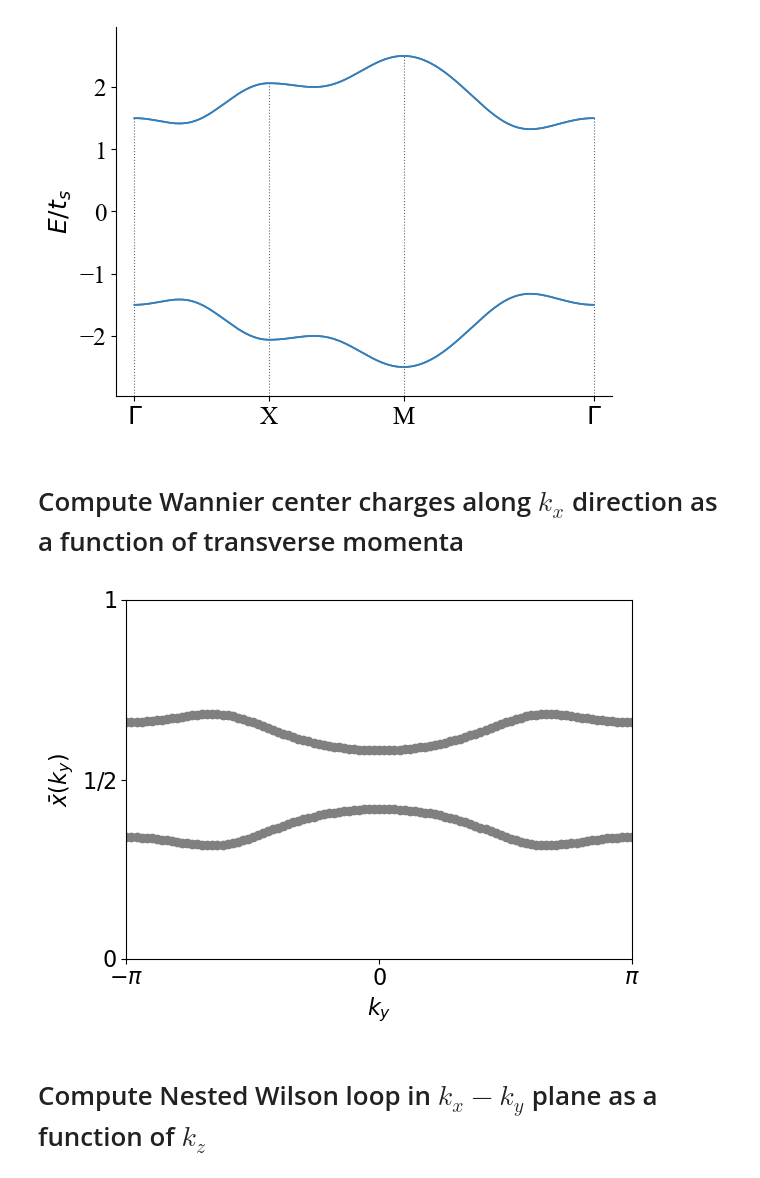
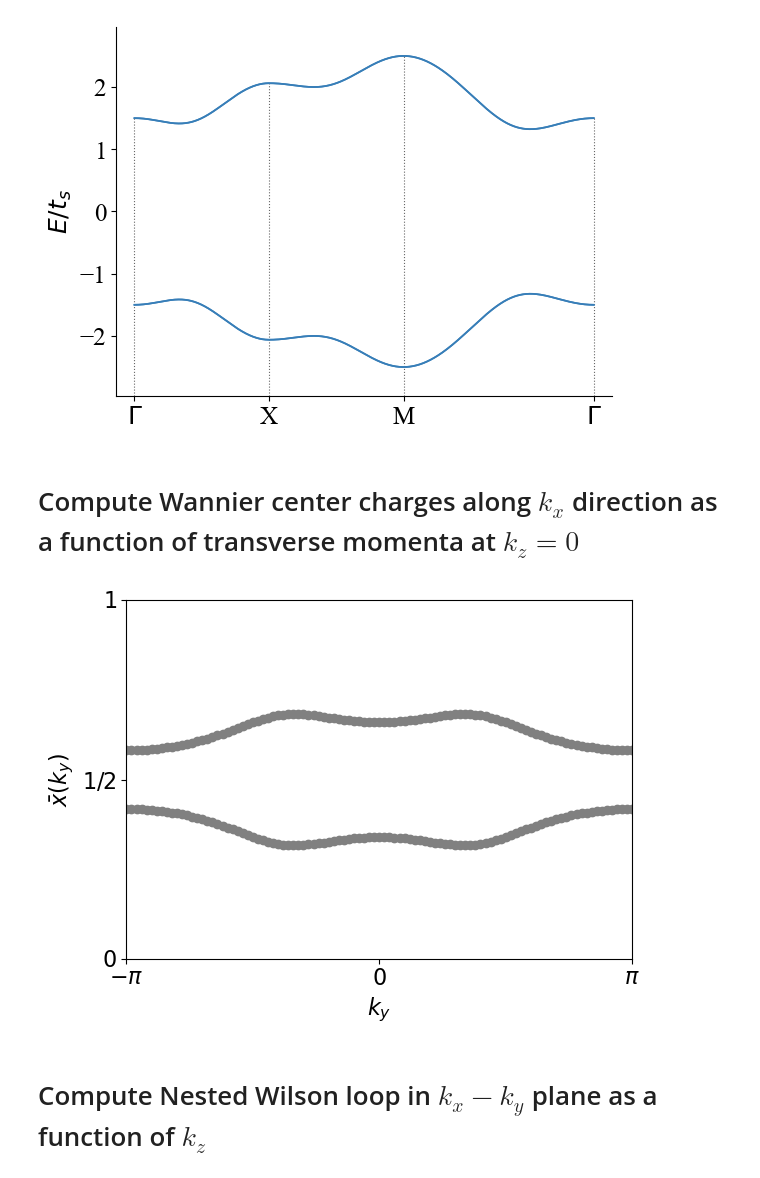
Before and after one commit to actyner/BerryEasy, a Jupyter notebook: BerryEasy-Documentation-CPU.ipynb, the cells around one changed output. Saved outputs shown, nothing was run; the diff lists cells and outputs as text; code cells hidden in the pictures.

```diff
--- a/BerryEasy-Documentation-CPU.ipynb
+++ b/BerryEasy-Documentation-CPU.ipynb
@@ -284,44 +284,46 @@ plt.savefig('Chiral_HOTI_Bands.png')
 # %% [output]
 [figure]
 # %% [markdown]
-# Compute Wannier center charges along $k_{x}$ direction as a function of transverse momenta
+# Compute Wannier center charges along $k_{x}$ direction as a function of transverse momenta at $k_{z}=0$
 # %%
 
 
-kz=0
-U=-1.5*g_5+np.cos(kz)*g_5+np.sin(kz)*g_3
+
+U=-1.5*g_5
 Tx=(1j*g_1+g_5+g_4)/2
 Ty=(1j*g_2+g_5-g_4)/2
-lat=pb.Lattice(a1=[1,0],a2=[0,1])
+Tz=(1j*g_3+g_5)
+lat=pb.Lattice(a1=[1,0,0],a2=[0,1,0],a3=[0,0,1])
 lat.add_sublattices(('A', [0,0],U))
 lat.add_hoppings(
-                 ([1,0], 'A', 'A', Tx),
-                 ([0,1], 'A', 'A', Ty)
+                 ([1,0,0], 'A', 'A', Tx),
+                 ([0,1,0], 'A', 'A', Ty),
+                ([0,0,1],'A','A',Tz)
                 )
 model = pb.Model(lat,
         pb.force_double_precision(),
-        pb.translational_symmetry(a1=True, a2=True))
+        pb.translational_symmetry(a1=True, a2=True, a3=True))
 solver = pb.solver.lapack(model)
 vec=lambda t1, t2: [t1, t2, 0]
 ds=100
 rvec=2*np.pi*np.diag([1,1,1])
 bnds=[0,1]
 WCCx=be.WSurf(vec,model,bnds,ds,ds,rvec)
 plt.rcParams["font.family"] = "Times New Roman"
 plt.rcParams.update({'font.size': 16})
 plt.plot(WCCx,'o', c='gray')
 plt.ylim(-pi,pi)
 plt.xlim(0,100)
 plt.yticks([-pi,0,pi],[r'$0$',r'$1/2$',r'$1$'])
 plt.xlabel(r'$k_{y}$')
 plt.xticks([0,50,100],[r'$-\pi$',r'$0$',r'$\pi$'])
 plt.ylabel(r'$\bar{x}(k_{y})$')
 plt.tight_layout()
 plt.savefig('CH_WCC.png')
 
 plt.show()
 # %% [output]
-[figure, old version]
+[figure, new version]
 # %% [markdown]
 # Compute Nested Wilson loop in $k_{x}-k_{y}$ plane as a function of $k_{z}$
 # %%
```
Also changed, not shown: parts of 21 cells of this notebook.
